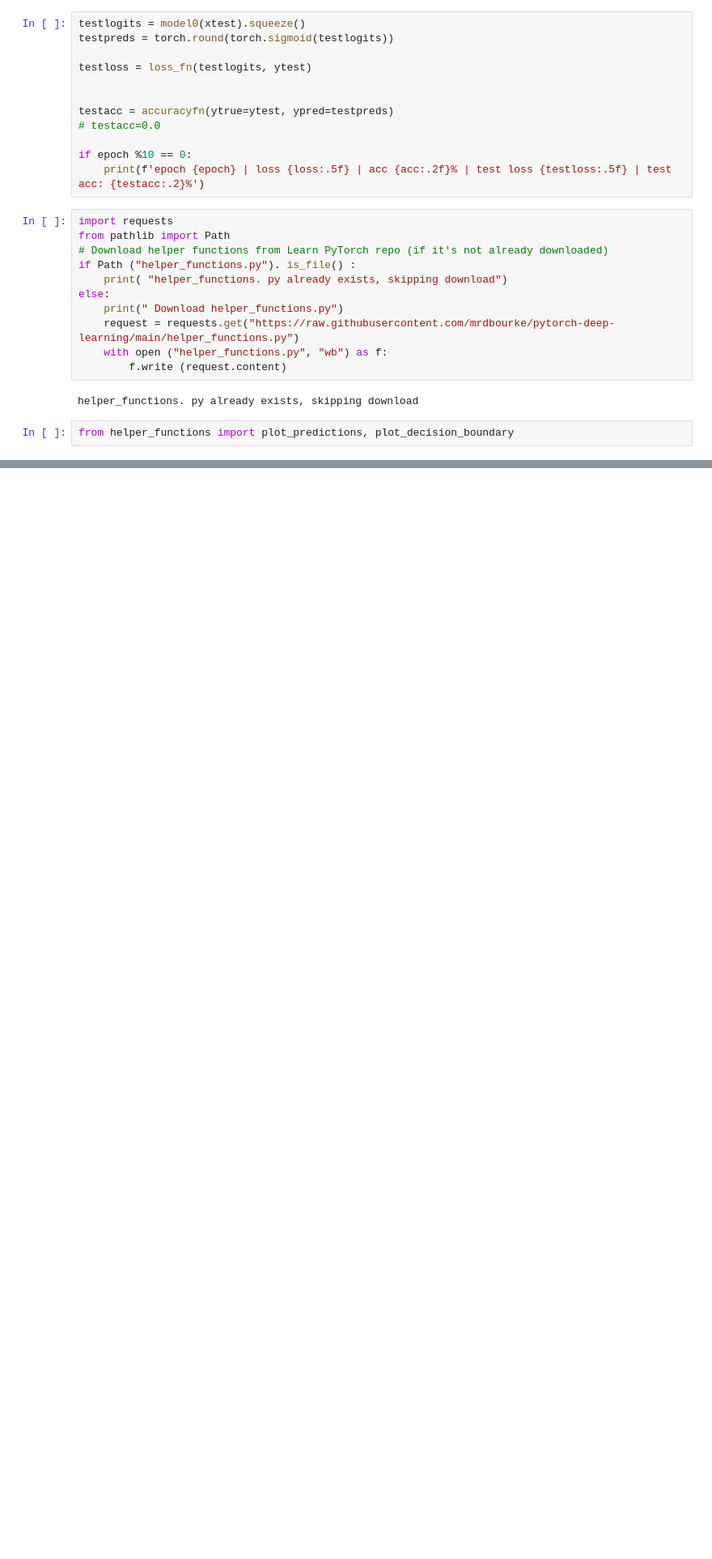
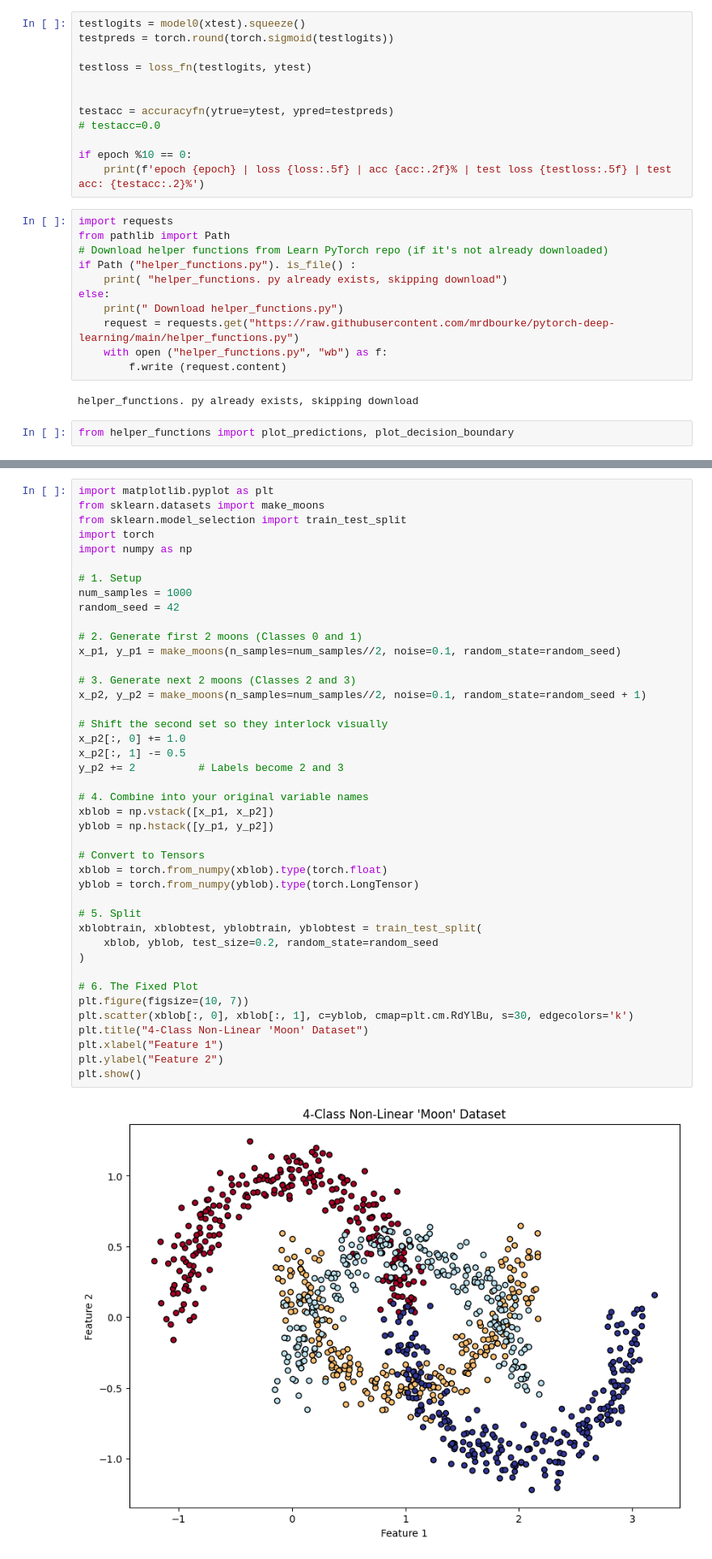
Before and after one commit to HaseebKahn365/DL-Projects, a Jupyter notebook: DeepLearning with Pytorch/04.nn_classification.ipynb, the cells around one changed output, grey strips where cells are left out. Shown at 81% size. Cells and saved outputs as stored; diff of their text form; blank space fills up the shorter version.

```diff
--- a/DeepLearning with Pytorch/04.nn_classification.ipynb
+++ b/DeepLearning with Pytorch/04.nn_classification.ipynb
@@ -257,0 +305,44 @@ plot_decision_boundary(model0, xtest, ytest)
+# %%
+import matplotlib.pyplot as plt
+from sklearn.datasets import make_moons
+from sklearn.model_selection import train_test_split
+import torch
+import numpy as np
+
+# 1. Setup
+num_samples = 1000
+random_seed = 42
+
+# 2. Generate first 2 moons (Classes 0 and 1)
+x_p1, y_p1 = make_moons(n_samples=num_samples//2, noise=0.1, random_state=random_seed)
+
+# 3. Generate next 2 moons (Classes 2 and 3)
+x_p2, y_p2 = make_moons(n_samples=num_samples//2, noise=0.1, random_state=random_seed + 1)
+
+# Shift the second set so they interlock visually
+x_p2[:, 0] += 1.0
+x_p2[:, 1] -= 0.5
+y_p2 += 2          # Labels become 2 and 3
+
+# 4. Combine into your original variable names
+xblob = np.vstack([x_p1, x_p2])
+yblob = np.hstack([y_p1, y_p2])
+
+# Convert to Tensors
+xblob = torch.from_numpy(xblob).type(torch.float)
+yblob = torch.from_numpy(yblob).type(torch.LongTensor)
+
+# 5. Split
+xblobtrain, xblobtest, yblobtrain, yblobtest = train_test_split(
+    xblob, yblob, test_size=0.2, random_state=random_seed
+)
+
+# 6. The Fixed Plot
+plt.figure(figsize=(10, 7))
+plt.scatter(xblob[:, 0], xblob[:, 1], c=yblob, cmap=plt.cm.RdYlBu, s=30, edgecolors='k')
+plt.title("4-Class Non-Linear 'Moon' Dataset")
+plt.xlabel("Feature 1")
+plt.ylabel("Feature 2")
+plt.show()
+# %% [output]
+[figure, added]
```
Also changed, not shown: parts of 17 cells of this notebook, 16 other files.
